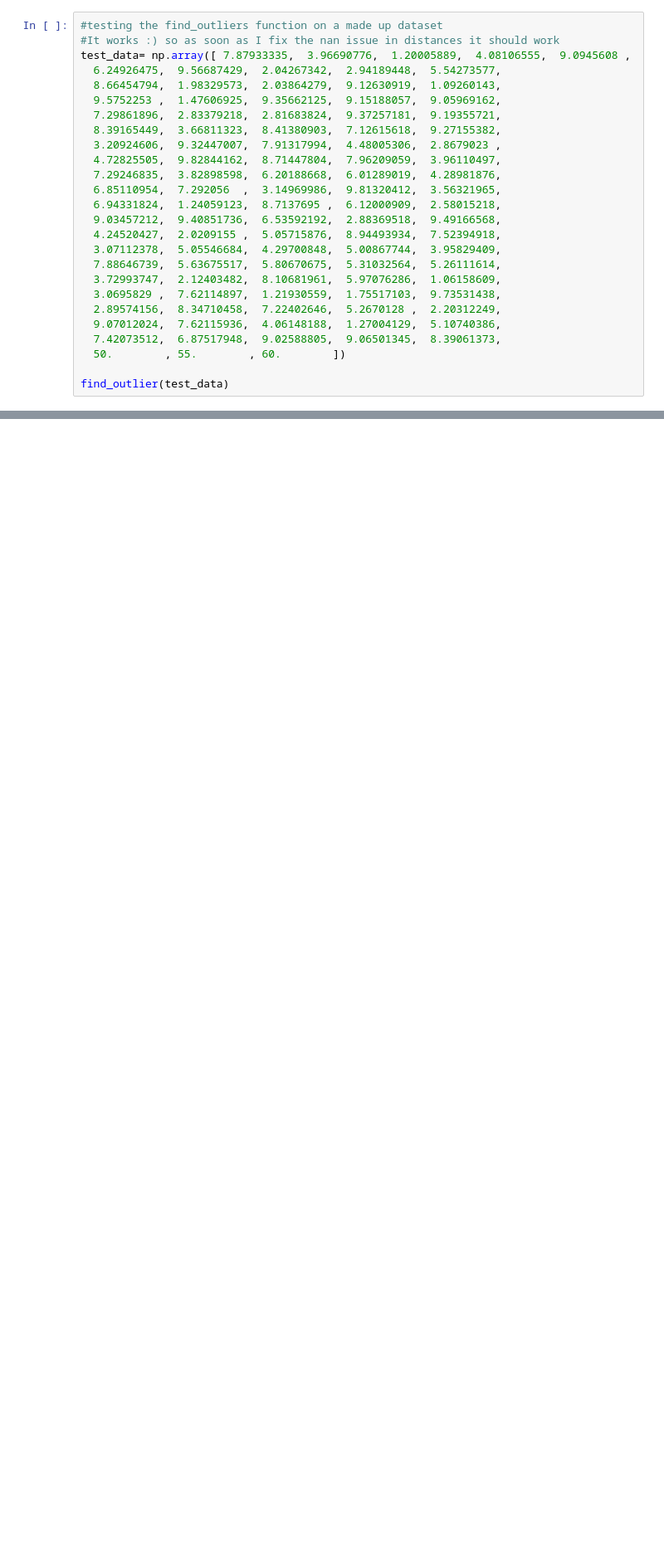
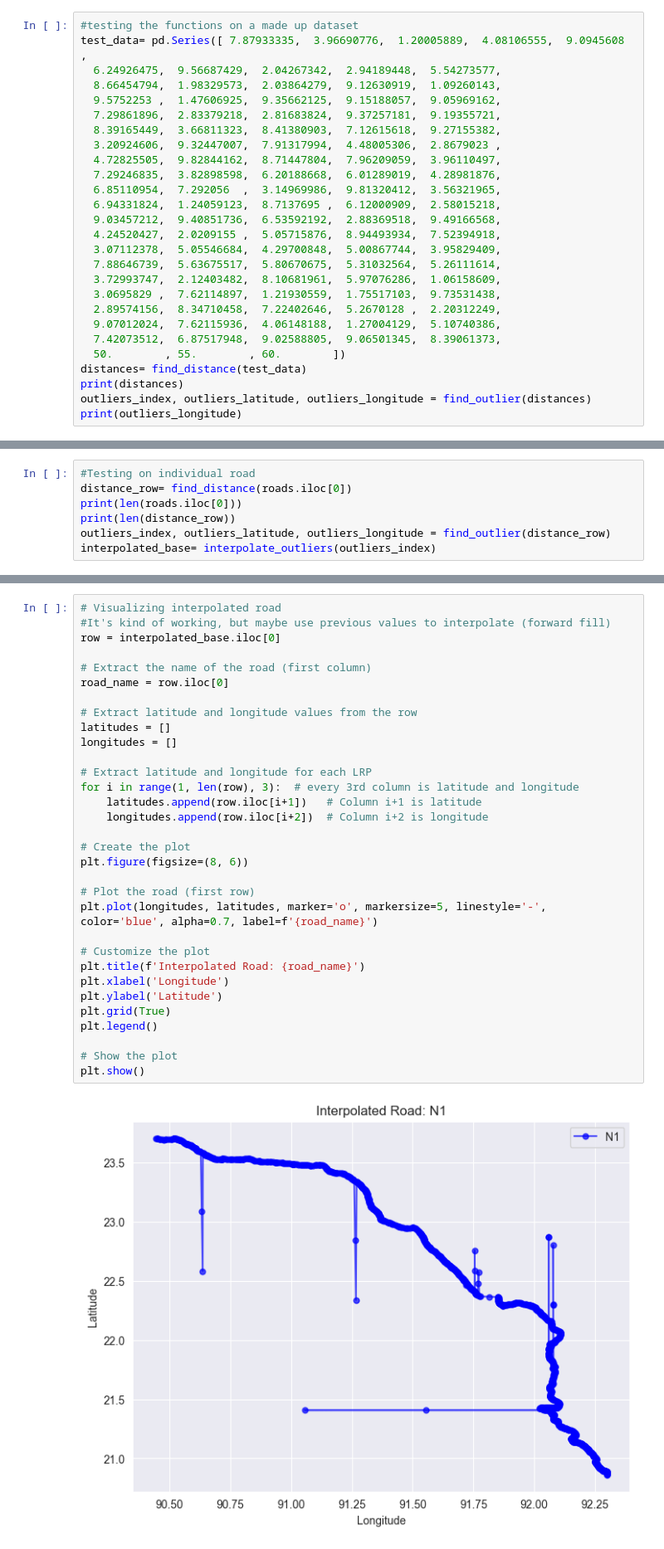
Before and after one commit to adellorto/Advanced-Simulation---Group-12, a Jupyter notebook: notebook/G12-A1-initial-data-exploration.ipynb, the cells around one changed output, grey strips where cells are left out. Shown at 83% size. Cells and saved outputs as stored; diff of their text form; blank space fills up the shorter version.

Commit message:
I have finalised the code for road 1

```diff
--- a/notebook/G12-A1-initial-data-exploration.ipynb
+++ b/notebook/G12-A1-initial-data-exploration.ipynb
@@ -197,7 +171,6 @@ IndexError: single positional indexer is out-of-bounds
 # %%
-#testing the find_outliers function on a made up dataset
-#It works :) so as soon as I fix the nan issue in distances it should work
-test_data= np.array([ 7.87933335,  3.96690776,  1.20005889,  4.08106555,  9.0945608 ,
+#testing the functions on a made up dataset
+test_data= pd.Series([ 7.87933335,  3.96690776,  1.20005889,  4.08106555,  9.0945608 ,
   6.24926475,  9.56687429,  2.04267342,  2.94189448,  5.54273577,
   8.66454794,  1.98329573,  2.03864279,  9.12630919,  1.09260143,
   9.5752253 ,  1.47606925,  9.35662125,  9.15188057,  9.05969162,
@@ -218,5 +191,7 @@ test_data= np.array([ 7.87933335,  3.96690776,  1.20005889,  4.08106555,  9.0945
   9.07012024,  7.62115936,  4.06148188,  1.27004129,  5.10740386,
   7.42073512,  6.87517948,  9.02588805,  9.06501345,  8.39061373,
   50.        , 55.        , 60.        ])
-
-find_outlier(test_data)
+distances= find_distance(test_data)
+print(distances)
+outliers_index, outliers_latitude, outliers_longitude = find_outlier(distances)
+print(outliers_longitude)
@@ -257,0 +233,7 @@ Name: 308, Length: 4045, dtype: object
+# %%
+#Testing on individual road
+distance_row= find_distance(roads.iloc[0])
+print(len(roads.iloc[0]))
+print(len(distance_row))
+outliers_index, outliers_latitude, outliers_longitude = find_outlier(distance_row)
+interpolated_base= interpolate_outliers(outliers_index)
@@ -257,0 +244,34 @@ Name: 308, Length: 4045, dtype: object
+# %%
+# Visualizing interpolated road
+#It's kind of working, but maybe use previous values to interpolate (forward fill)
+row = interpolated_base.iloc[0]
+
+# Extract the name of the road (first column)
+road_name = row.iloc[0]
+
+# Extract latitude and longitude values from the row
+latitudes = []
+longitudes = []
+
+# Extract latitude and longitude for each LRP
+for i in range(1, len(row), 3):  # every 3rd column is latitude and longitude
+    latitudes.append(row.iloc[i+1])   # Column i+1 is latitude
+    longitudes.append(row.iloc[i+2])  # Column i+2 is longitude
+
+# Create the plot
+plt.figure(figsize=(8, 6))
+
+# Plot the road (first row)
+plt.plot(longitudes, latitudes, marker='o', markersize=5, linestyle='-', color='blue', alpha=0.7, label=f'{road_name}')
+
+# Customize the plot
+plt.title(f'Interpolated Road: {road_name}')
+plt.xlabel('Longitude')
+plt.ylabel('Latitude')
+plt.grid(True)
+plt.legend()
+
+# Show the plot
+plt.show()
+# %% [output]
+[figure, added]
```
Also changed, not shown: parts of 12 cells of this notebook, 1 other file.
